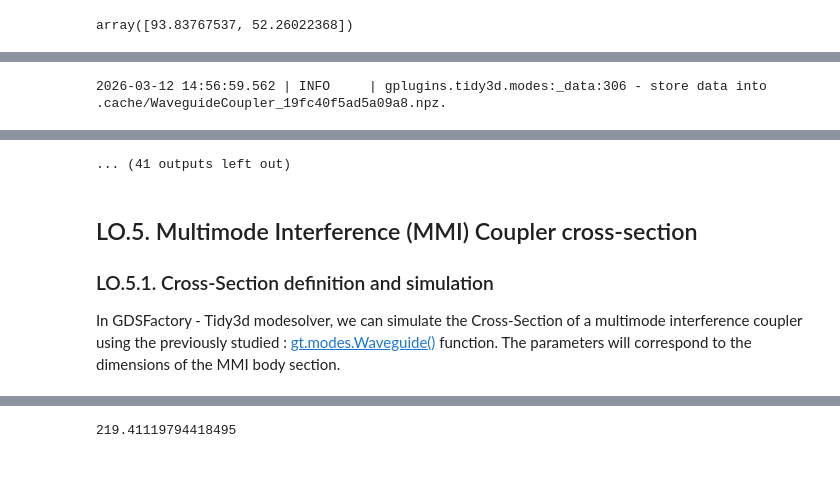
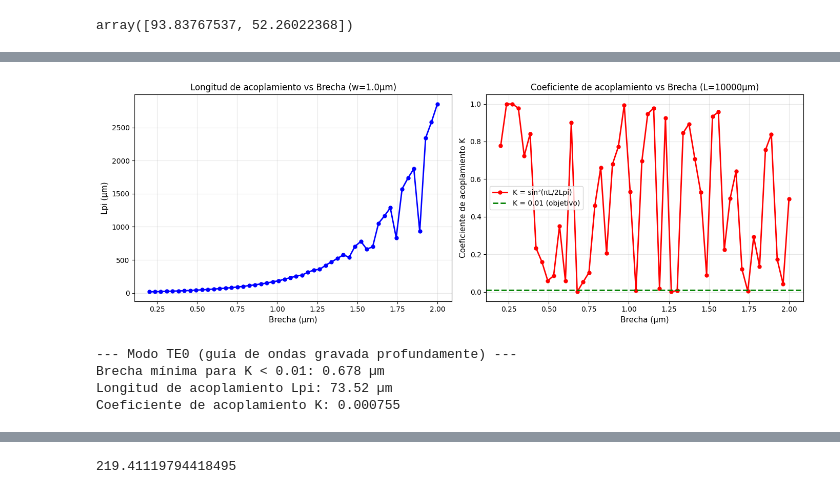
Before and after one commit to jfgimloz/cifoin-lab2, a Jupyter notebook: COUPLERS_Student.ipynb, the cells around one changed output, grey strips where cells are left out. Saved outputs shown, nothing was run; the diff lists cells and outputs as text; code cells hidden in the pictures.

```diff
--- a/COUPLERS_Student.ipynb
+++ b/COUPLERS_Student.ipynb
@@ -276,21 +453,21 @@ Parallel waveguides always exhibit some evanescent coupling. In this exercise, t
 # %%
-# LO.4: Parallel uncoupled waveguides
-# Target: K < 0.01 with L = 10 mm for TE0 mode
+# LO.4: Guías de ondas paralelas desacopladas
+# Objetivo: K < 0.01 con L = 10 mm para el modo TE0
 # w = 1.0 µm, λ = 1.55 µm
 
 lambda_c = 1.55  # µm
 L_interaction = 10000  # µm (10 mm)
 K_target = 0.01
 
-# Calculate required Lpi for K = 0.01
+# Calcula el L_pi requerido para K = 0.01
 # K = sin^2(pi*L/(2*Lpi)) = 0.01
 # sin(pi*L/(2*Lpi)) = sqrt(0.01) = 0.1
 # pi*L/(2*Lpi) = arcsin(0.1)
 # Lpi = pi*L/(2*arcsin(0.1))
 L_pi_required = np.pi * L_interaction / (2 * np.arcsin(np.sqrt(K_target)))
-print(f"Required Lpi for K = {K_target} with L = {L_interaction} µm: {L_pi_required:.2f} µm")
+print(f"L_pi requerido para K = {K_target} con L = {L_interaction} µm: {L_pi_required:.2f} µm")
 
-# Sweep gaps to find the required one
+# Barre brechas para encontrar la requerida
 gaps_nm = np.linspace(200, 2000, 50)
 gaps_um = gaps_nm / 1000
 
@@ -321,39 +498,39 @@ for gap in gaps_um:
         K_values.append(K)
 
         if K <= K_target and K >= K_target - 0.005:
-            print(f"Gap = {gap:.3f} µm: Lpi = {L_pi_te:.2f} µm, K = {K:.6f}")
+            print(f"Brecha = {gap:.3f} µm: Lpi = {L_pi_te:.2f} µm, K = {K:.6f}")
     except:
         pass
 
-# Plot results
+# Grafica resultados
 fig, (ax1, ax2) = plt.subplots(1, 2, figsize=(14, 5))
 
 ax1.plot(gaps_um, L_pi_values, 'b-o', linewidth=2, markersize=5)
-ax1.set_xlabel('Gap (µm)', fontsize=11)
+ax1.set_xlabel('Brecha (µm)', fontsize=11)
 ax1.set_ylabel('Lpi (µm)', fontsize=11)
-ax1.set_title('Coupling Length vs Gap (w=1.0µm)', fontsize=12)
+ax1.set_title('Longitud de acoplamiento vs Brecha (w=1.0µm)', fontsize=12)
 ax1.grid(True, alpha=0.3)
 
 ax2.plot(gaps_um, K_values, 'r-o', linewidth=2, markersize=5, label='K = sin²(πL/2Lpi)')
-ax2.axhline(y=K_target, color='g', linestyle='--', linewidth=2, label=f'K = {K_target} (target)')
-ax2.set_xlabel('Gap (µm)', fontsize=11)
-ax2.set_ylabel('Coupling Coefficient K', fontsize=11)
-ax2.set_title(f'Coupling Coefficient vs Gap (L={L_interaction}µm)', fontsize=12)
+ax2.axhline(y=K_target, color='g', linestyle='--', linewidth=2, label=f'K = {K_target} (objetivo)')
+ax2.set_xlabel('Brecha (µm)', fontsize=11)
+ax2.set_ylabel('Coeficiente de acoplamiento K', fontsize=11)
+ax2.set_title(f'Coeficiente de acoplamiento vs Brecha (L={L_interaction}µm)', fontsize=12)
 ax2.grid(True, alpha=0.3)
 ax2.legend(fontsize=10)
 
 plt.tight_layout()
 plt.show()
 
-# Find minimum gap for K < 0.01
+# Encontrar brecha mínima para K < 0.01
 valid_indices = [i for i, k in enumerate(K_values) if k <= K_target]
 if valid_indices:
     min_idx = valid_indices[0]
     min_gap = gaps_um[min_idx]
     min_K = K_values[min_idx]
     min_Lpi = L_pi_values[min_idx]
-    print(f"\n--- TE0 Mode (Deep-etched waveguide) ---")
-    print(f"Minimum gap for K < {K_target}: {min_gap:.3f} µm")
-    print(f"Coupling length Lpi: {min_Lpi:.2f} µm")
-    print(f"Coupling coefficient K: {min_K:.6f}")
+    print(f"\n--- Modo TE0 (guía de ondas gravada profundamente) ---")
+    print(f"Brecha mínima para K < {K_target}: {min_gap:.3f} µm")
+    print(f"Longitud de acoplamiento Lpi: {min_Lpi:.2f} µm")
+    print(f"Coeficiente de acoplamiento K: {min_K:.6f}")
 # %% [output]
@@ -361 +554,5 @@ Required Lpi for K = 0.01 with L = 10000 µm: 156817.09 µm
+[figure, added]
-2026-03-12 14:56:59.562 | INFO     | gplugins.tidy3d.modes:_data:306 - store data into .cache/WaveguideCoupler_19fc40f5ad5a09a8.npz.
+--- Modo TE0 (guía de ondas gravada profundamente) ---
+Brecha mínima para K < 0.01: 0.678 µm
+Longitud de acoplamiento Lpi: 73.52 µm
+Coeficiente de acoplamiento K: 0.000755
@@ -372,7 +558,0 @@ Required Lpi for K = 0.01 with L = 10000 µm: 156817.09 µm
-... (41 outputs left out)
-# %% [markdown]
-## LO.5. Multimode Interference (MMI) Coupler cross-section
-
-### LO.5.1. Cross-Section definition and simulation
-
-In GDSFactory - Tidy3d modesolver, we can simulate the Cross-Section of a multimode interference coupler using the previously studied : [gt.modes.Waveguide()](https://gdsfactory.github.io/gplugins/_autosummary/gplugins.tidy3d.modes.Waveguide.html) function. The parameters will correspond to the dimensions of the MMI body section.
```
Also changed, not shown: parts of 96 cells of this notebook, 1 other file.
